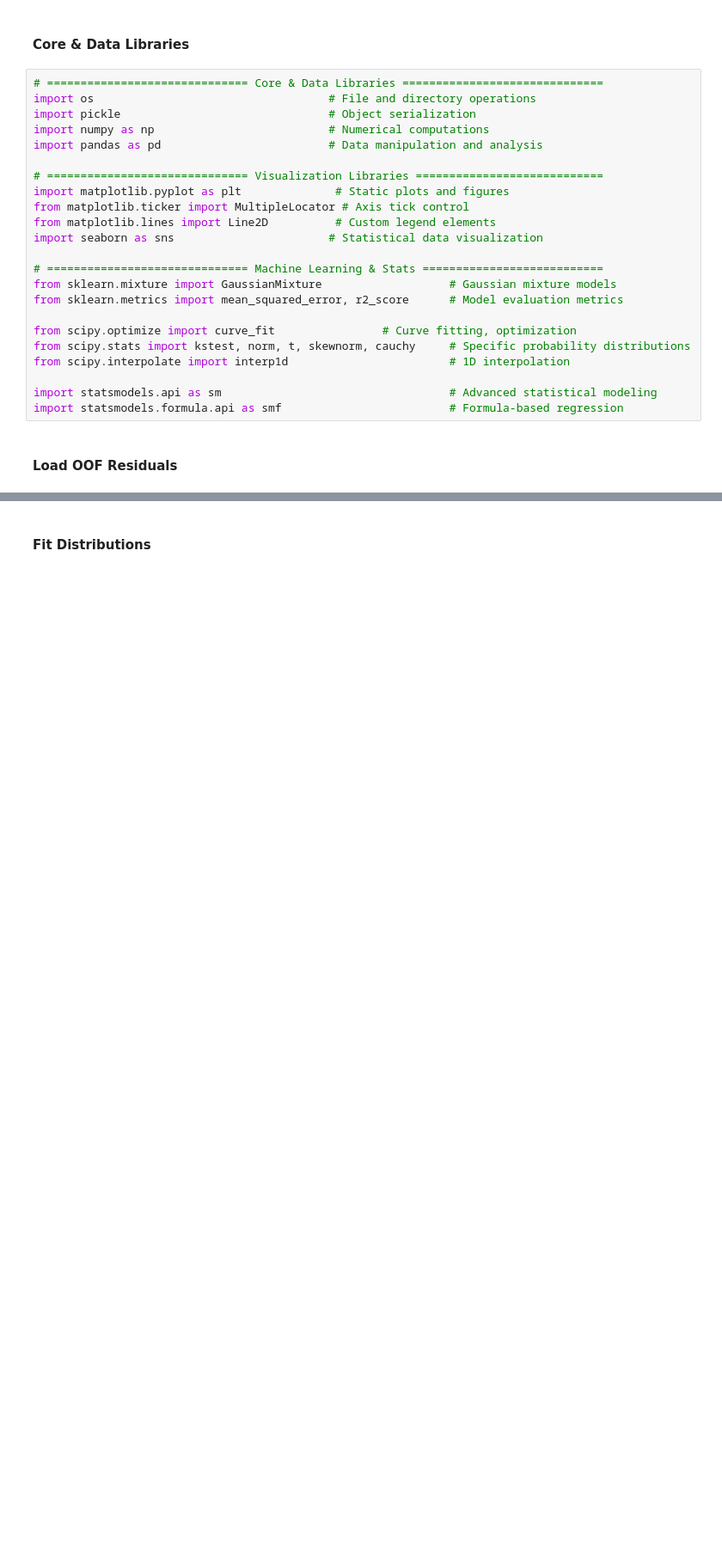
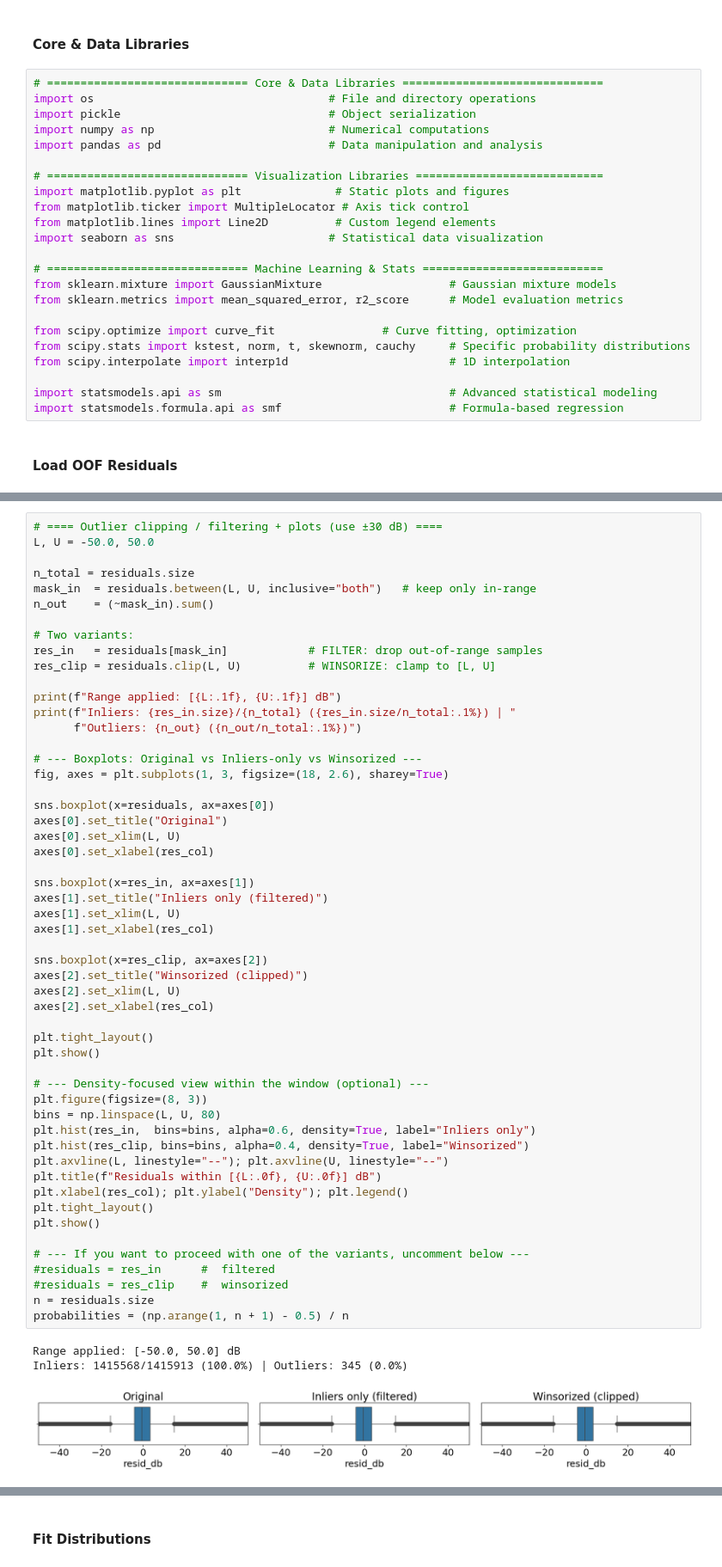
Before and after one commit to nahshonmokua/LoRaWAN-Indoor-PL-parametrics, a Jupyter notebook: 04_SHADOW FADING ANALYSIS.ipynb, the cells around one changed output, grey strips where cells are left out. Shown at 86% size. Saved outputs shown, nothing was run; the diff lists cells and outputs as text; blank space fills up the shorter version.

```diff
--- a/04_SHADOW FADING ANALYSIS.ipynb
+++ b/04_SHADOW FADING ANALYSIS.ipynb
@@ -36,0 +43,57 @@ probabilities = (np.arange(1, n + 1) - 0.5) / n  # Standard probability calculat
+# %%
+# ==== Outlier clipping / filtering + plots (use ±30 dB) ====
+L, U = -50.0, 50.0
+
+n_total = residuals.size
+mask_in  = residuals.between(L, U, inclusive="both")   # keep only in-range
+n_out    = (~mask_in).sum()
+
+# Two variants:
+res_in   = residuals[mask_in]            # FILTER: drop out-of-range samples
+res_clip = residuals.clip(L, U)          # WINSORIZE: clamp to [L, U]
+
+print(f"Range applied: [{L:.1f}, {U:.1f}] dB")
+print(f"Inliers: {res_in.size}/{n_total} ({res_in.size/n_total:.1%}) | "
+      f"Outliers: {n_out} ({n_out/n_total:.1%})")
+
+# --- Boxplots: Original vs Inliers-only vs Winsorized ---
+fig, axes = plt.subplots(1, 3, figsize=(18, 2.6), sharey=True)
+
+sns.boxplot(x=residuals, ax=axes[0])
+axes[0].set_title("Original")
+axes[0].set_xlim(L, U)
+axes[0].set_xlabel(res_col)
+
+sns.boxplot(x=res_in, ax=axes[1])
+axes[1].set_title("Inliers only (filtered)")
+axes[1].set_xlim(L, U)
+axes[1].set_xlabel(res_col)
+
+sns.boxplot(x=res_clip, ax=axes[2])
+axes[2].set_title("Winsorized (clipped)")
+axes[2].set_xlim(L, U)
+axes[2].set_xlabel(res_col)
+
+plt.tight_layout()
+plt.show()
+
+# --- Density-focused view within the window (optional) ---
+plt.figure(figsize=(8, 3))
+bins = np.linspace(L, U, 80)
+plt.hist(res_in,  bins=bins, alpha=0.6, density=True, label="Inliers only")
+plt.hist(res_clip, bins=bins, alpha=0.4, density=True, label="Winsorized")
+plt.axvline(L, linestyle="--"); plt.axvline(U, linestyle="--")
+plt.title(f"Residuals within [{L:.0f}, {U:.0f}] dB")
+plt.xlabel(res_col); plt.ylabel("Density"); plt.legend()
+plt.tight_layout()
+plt.show()
+
+# --- If you want to proceed with one of the variants, uncomment below ---
+#residuals = res_in      #  filtered
+#residuals = res_clip    #  winsorized
+n = residuals.size
+probabilities = (np.arange(1, n + 1) - 0.5) / n
+# %% [output]
+Range applied: [-50.0, 50.0] dB
+Inliers: 1415568/1415913 (100.0%) | Outliers: 345 (0.0%)
+[figure, added]
```
Also changed, not shown: parts of 8 cells of this notebook.
